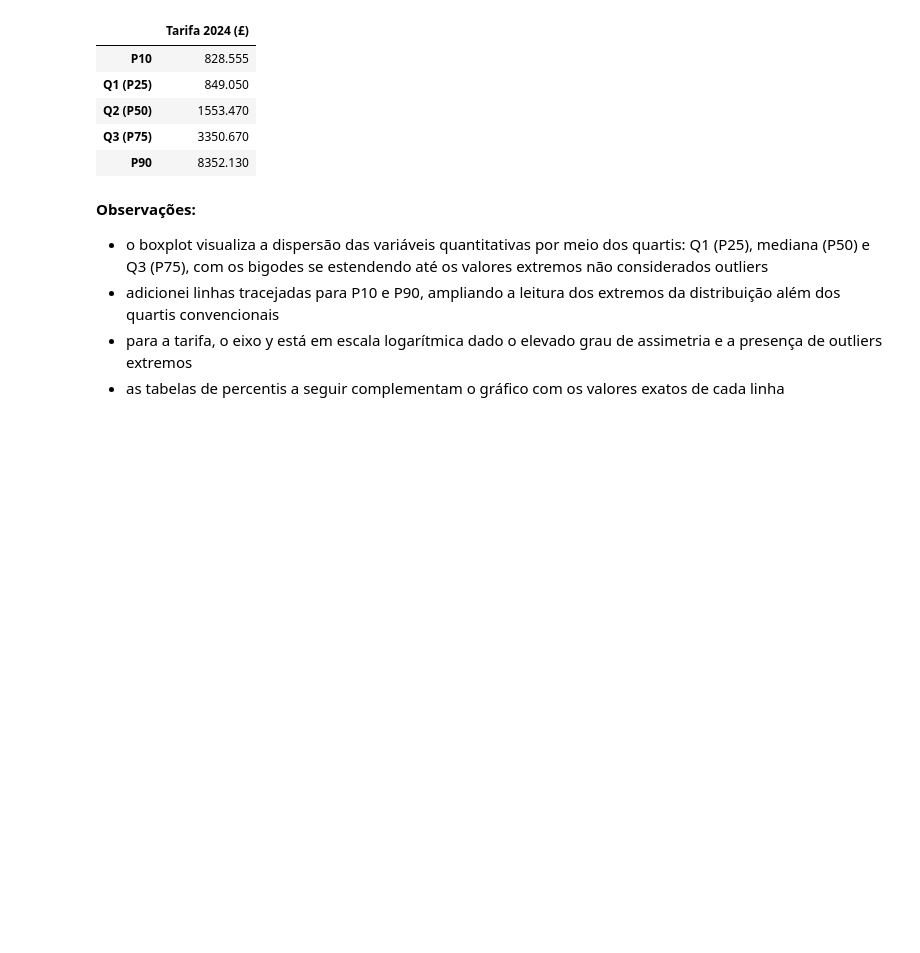
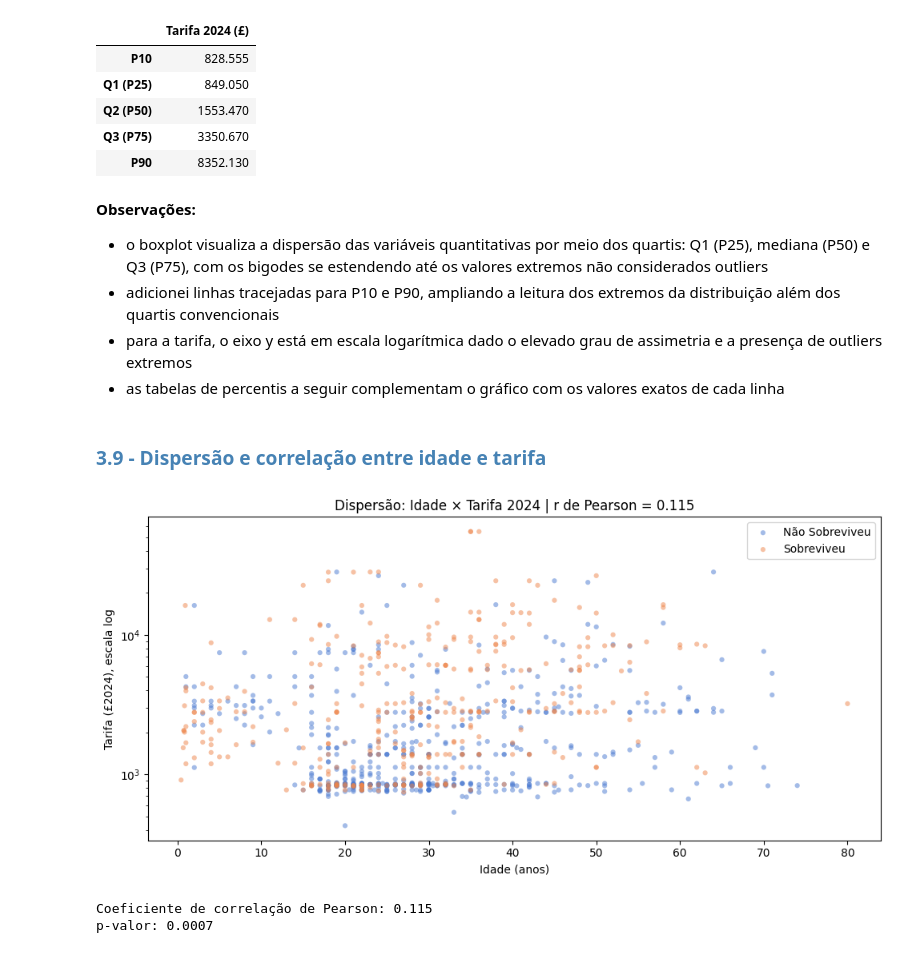
Before and after one commit to heitorctmba/MBA-01-estatistica-projeto_final, a Jupyter notebook: titanic.ipynb, the cells around one changed output. Drawn from its saved outputs; the diff is of its cells as text; code cells hidden in the pictures; blank space fills up the shorter version.

```diff
--- a/titanic.ipynb
+++ b/titanic.ipynb
@@ -686,3 +687,30 @@ Tabela 3.8.3 — Percentis da Tarifa 2024
 - adicionei linhas tracejadas para P10 e P90, ampliando a leitura dos extremos da distribuição além dos quartis convencionais
 - para a tarifa, o eixo y está em escala logarítmica dado o elevado grau de assimetria e a presença de outliers extremos
 - as tabelas de percentis a seguir complementam o gráfico com os valores exatos de cada linha
+# %% [markdown]
+### <font color=steelblue> 3.9 - Dispersão e correlação entre idade e tarifa
+# %%
+dados = titanic_df[["Idade", "Tarifa 2024", "Sobreviveu"]].dropna()
+r, p_valor = pearsonr(dados["Idade"], dados["Tarifa 2024"])
+
+fig, ax = plt.subplots(figsize=FIGSIZE)
+
+for i, sobrev in enumerate(sorted(dados["Sobreviveu"].unique())):
+    label = LABELS_SOBREVIVENTE.get(sobrev, str(sobrev))
+    grupo = dados[dados["Sobreviveu"] == sobrev]
+    ax.scatter(grupo["Idade"], grupo["Tarifa 2024"], alpha=0.5, color=CORES[i], label=label, s=20, edgecolors="none")
+
+ax.set_yscale("log")
+ax.set_xlabel("Idade (anos)")
+ax.set_ylabel("Tarifa (£2024), escala log")
+ax.set_title(f"Dispersão: Idade × Tarifa 2024 | r de Pearson = {r:.3f}")
+ax.legend()
+plt.tight_layout()
+plt.show()
+
+print(f"Coeficiente de correlação de Pearson: {r:.3f}")
+print(f"p-valor: {p_valor:.4f}")
+# %% [output]
+[figure, added]
+Coeficiente de correlação de Pearson: 0.115
+p-valor: 0.0007
```
Also changed, not shown: parts of 3 cells of this notebook.
